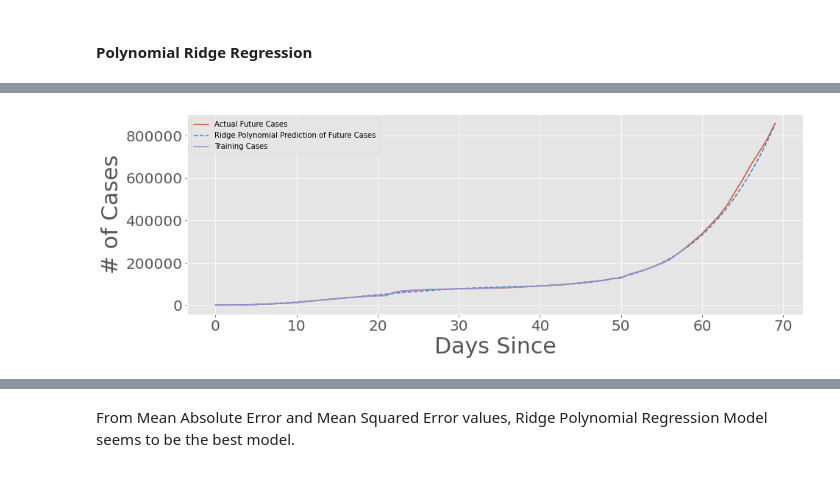
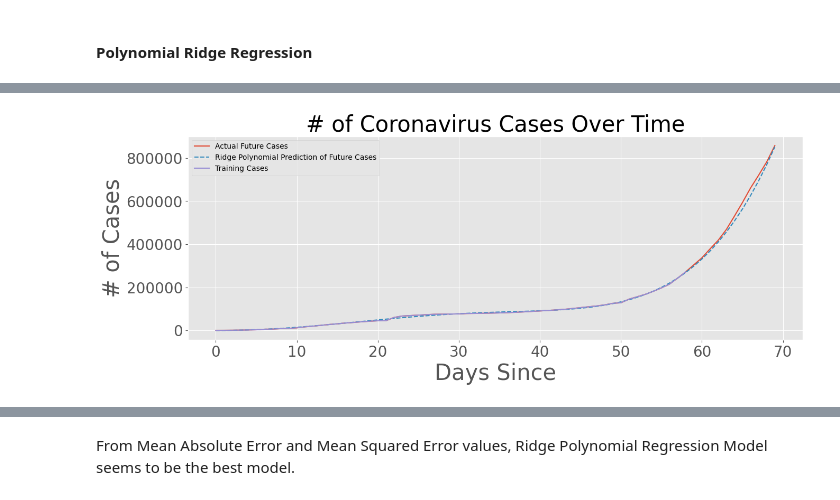
Before and after one commit to tarunkay7/AIML-IIITH, a Jupyter notebook: AIML_Project_Module_5_Regression.ipynb, the cells around one changed output, grey strips where cells are left out. Saved outputs shown, nothing was run; the diff lists cells and outputs as text; code cells hidden in the pictures.

```diff
--- a/AIML_Project_Module_5_Regression.ipynb
+++ b/AIML_Project_Module_5_Regression.ipynb
@@ -411,26 +411,26 @@ MSE: 352565817.8356069
 # %%
 plt.figure(figsize=(15, 5))
 plt.plot(X,
          y,
          label = 'Actual Future Cases')
 plt.plot(X,
          bayesian_poly_pred,
          label = 'Ridge Polynomial Prediction of Future Cases',
          linestyle = "dashed")
 plt.plot(X_train,
          y_train,
          label = 'Training Cases')
 
-#plt.title('# of Coronavirus Cases Over Time', size=30)
+plt.title('# of Coronavirus Cases Over Time', size=30)
 plt.xlabel('Days Since', size = 30)
 plt.ylabel('# of Cases', size = 30)
 #plt.grid()
 plt.legend()
 plt.xticks(size=20)
 plt.yticks(size=20)
 plt.show()
 # %% [output]
-[figure, old version]
+[figure, new version]
 # %%
 print("Polynomial Regression ")
 print('\tMAE:', mean_absolute_error(test_poly_pred, y_test))
```
Also changed, not shown: parts of 5 cells of this notebook.
